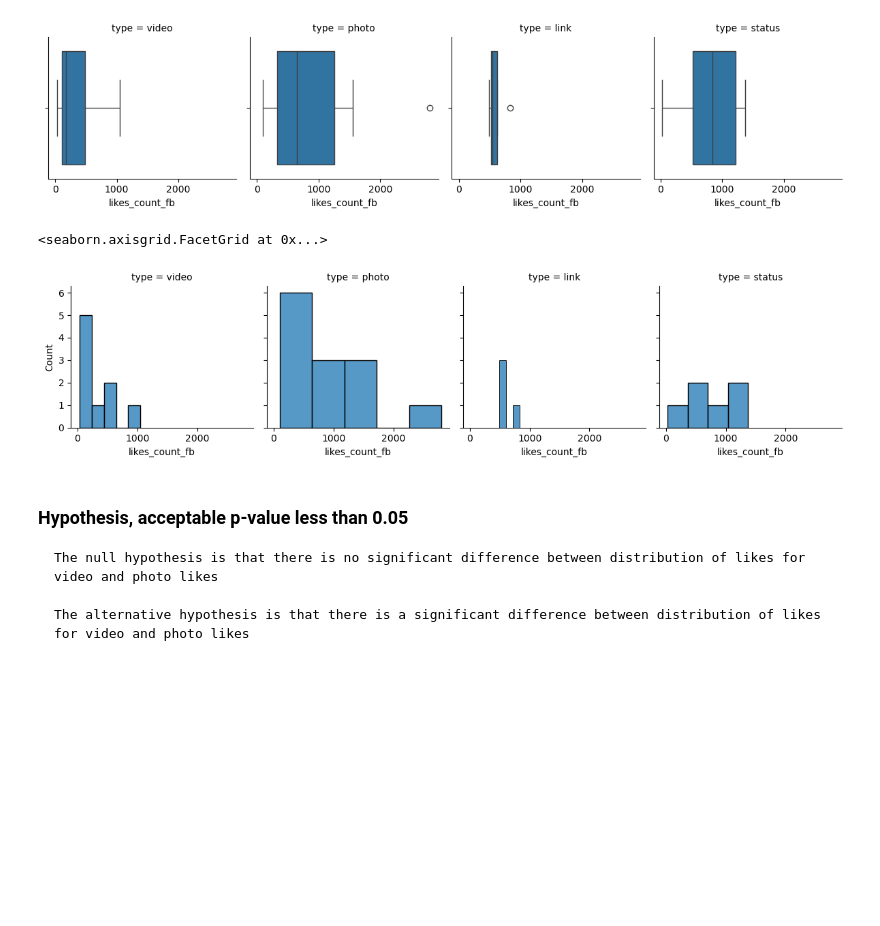
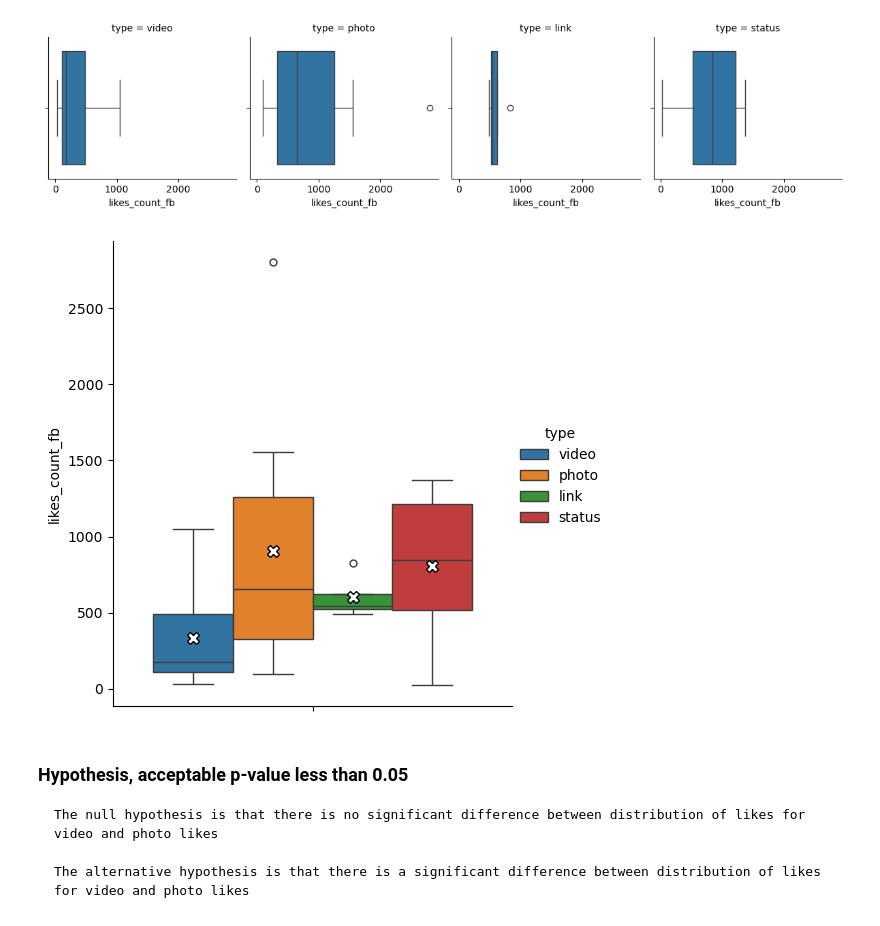
Before and after one commit to jeff0167/Data_And_Things, a Jupyter notebook: Exercises in statistics.ipynb, the cells around one changed output. Saved outputs shown, nothing was run; the diff lists cells and outputs as text; code cells hidden in the pictures; blank space fills up the shorter version.

```diff
--- a/Exercises in statistics.ipynb
+++ b/Exercises in statistics.ipynb
@@ -180,12 +186,12 @@ g.map(sns.boxplot, "likes_count_fb", order=None)
 # %% [output]
 <seaborn.axisgrid.FacetGrid at 0x...>
 [figure]
-# %%
-g=sns.FacetGrid(fb, col="type")
-g.map(sns.histplot, "likes_count_fb")
-# %% [output]
-<seaborn.axisgrid.FacetGrid at 0x...>
-[figure, removed]
+# %%
+sns.catplot(y="likes_count_fb", hue = "type", data = fb, kind="box", height = 5, showmeans=True,
+            meanprops={"marker":"X", "markerfacecolor":"white", "markeredgecolor":"black", "markersize": "8"})
+plt.show()
+# %% [output]
+[figure, added]
 # %% [markdown]
 ### Hypothesis, acceptable p-value less than 0.05
     The null hypothesis is that there is no significant difference between distribution of likes for video and photo likes
```
Also changed, not shown: parts of 57 cells of this notebook, 5 other files.
